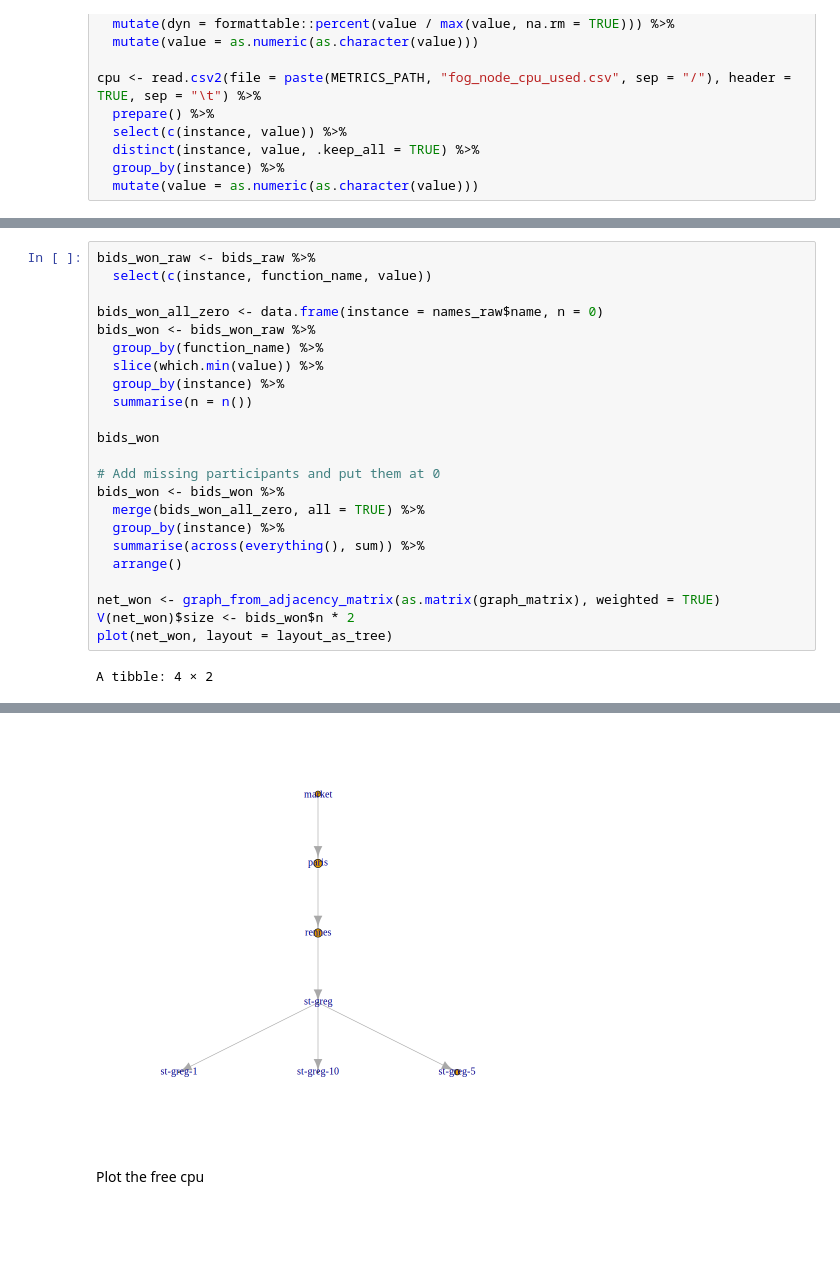
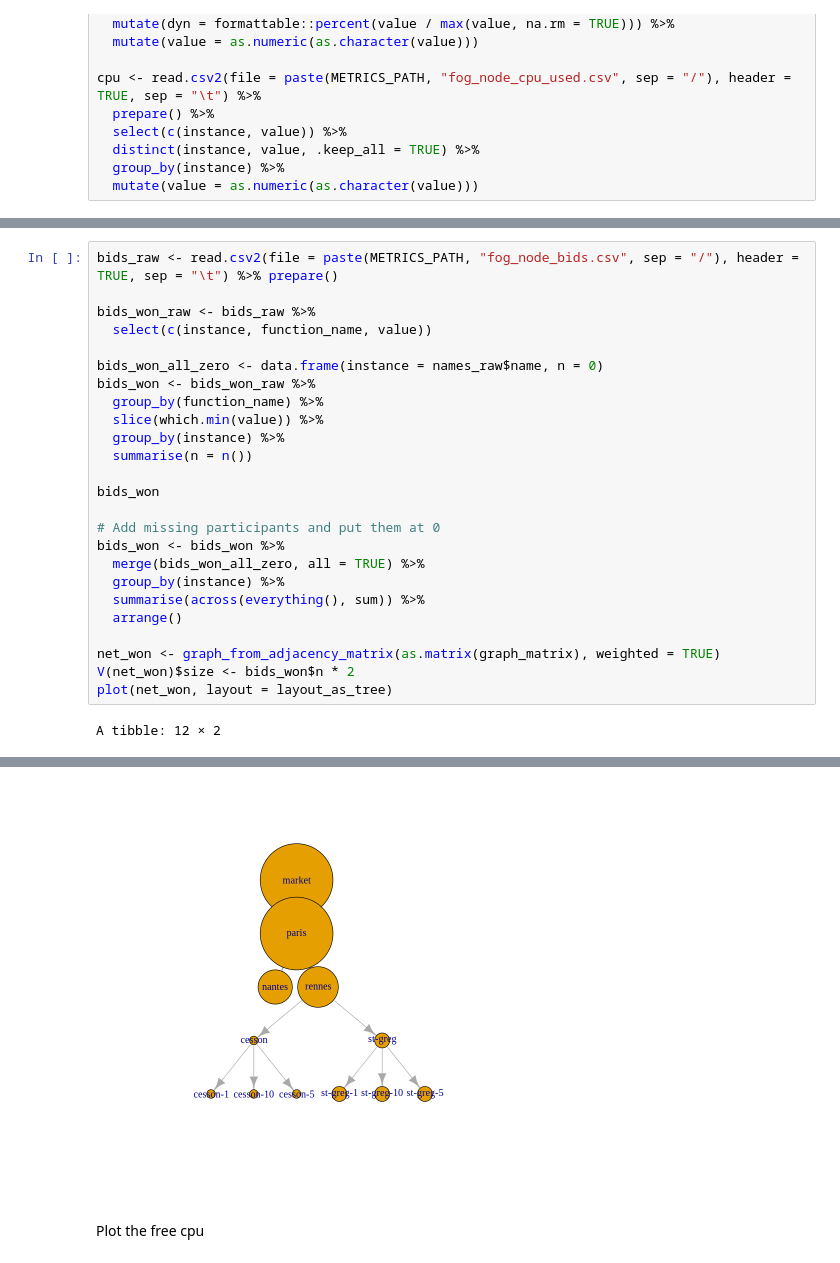
Before and after one commit to VolodiaPG/giraff, a Jupyter notebook: enos/live/experiment.ipynb, the cells around one changed output, grey strips where cells are left out. Cells and saved outputs as stored; diff of their text form; blank space fills up the shorter version.

```diff
--- a/enos/live/experiment.ipynb
+++ b/enos/live/experiment.ipynb
@@ -158,4 +134,6 @@ A data.frame: 6 × 9
 # %%
+bids_raw <- read.csv2(file = paste(METRICS_PATH, "fog_node_bids.csv", sep = "/"), header = TRUE, sep = "\t") %>% prepare()
+
 bids_won_raw <- bids_raw %>%
   select(c(instance, function_name, value))
 
@@ -179,6 +157,6 @@ net_won <- graph_from_adjacency_matrix(as.matrix(graph_matrix), weighted = TRUE)
 V(net_won)$size <- bids_won$n * 2
 plot(net_won, layout = layout_as_tree)
 # %% [output]
-A tibble: 4 × 2
+A tibble: 12 × 2
 | instance | n |
 | <chr> | <int> |
@@ -189,4 +175,4 @@ A tibble: 4 × 2
-[figure, old version]
+[figure, new version]
 # %% [markdown]
 Plot the free cpu
 # %%
```
Also changed, not shown: parts of 15 cells of this notebook.
